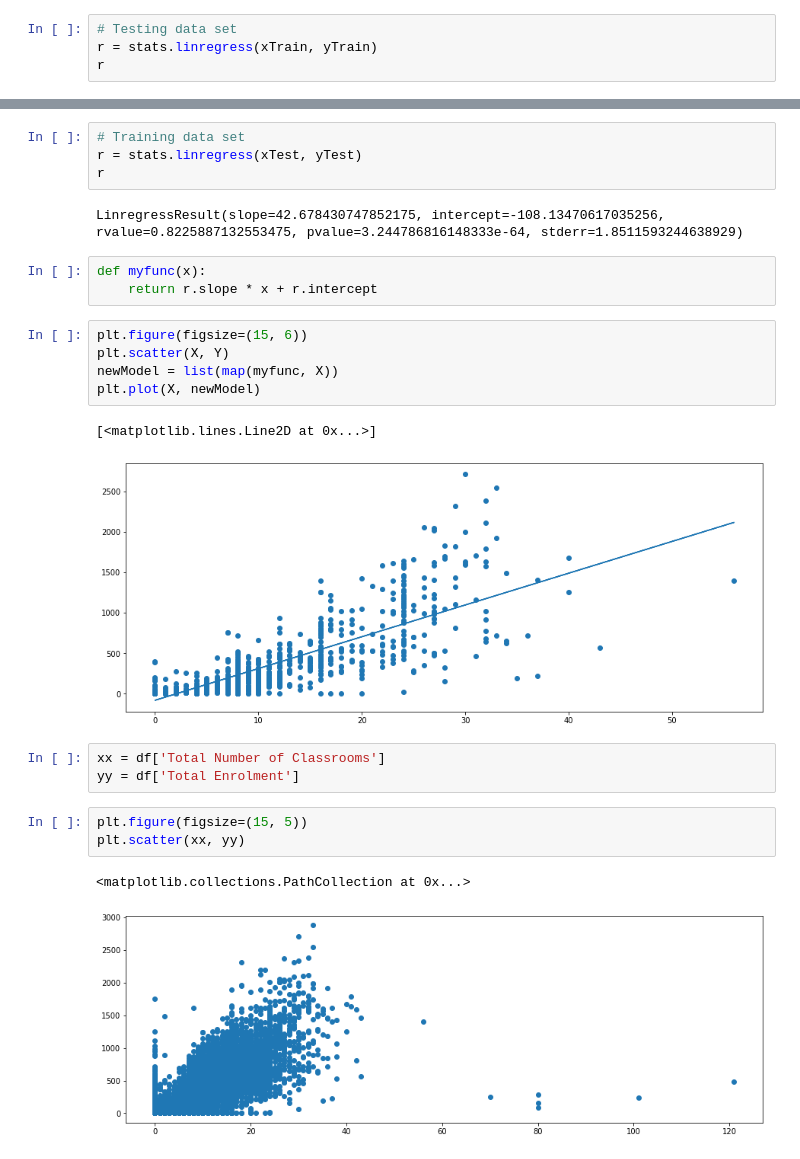
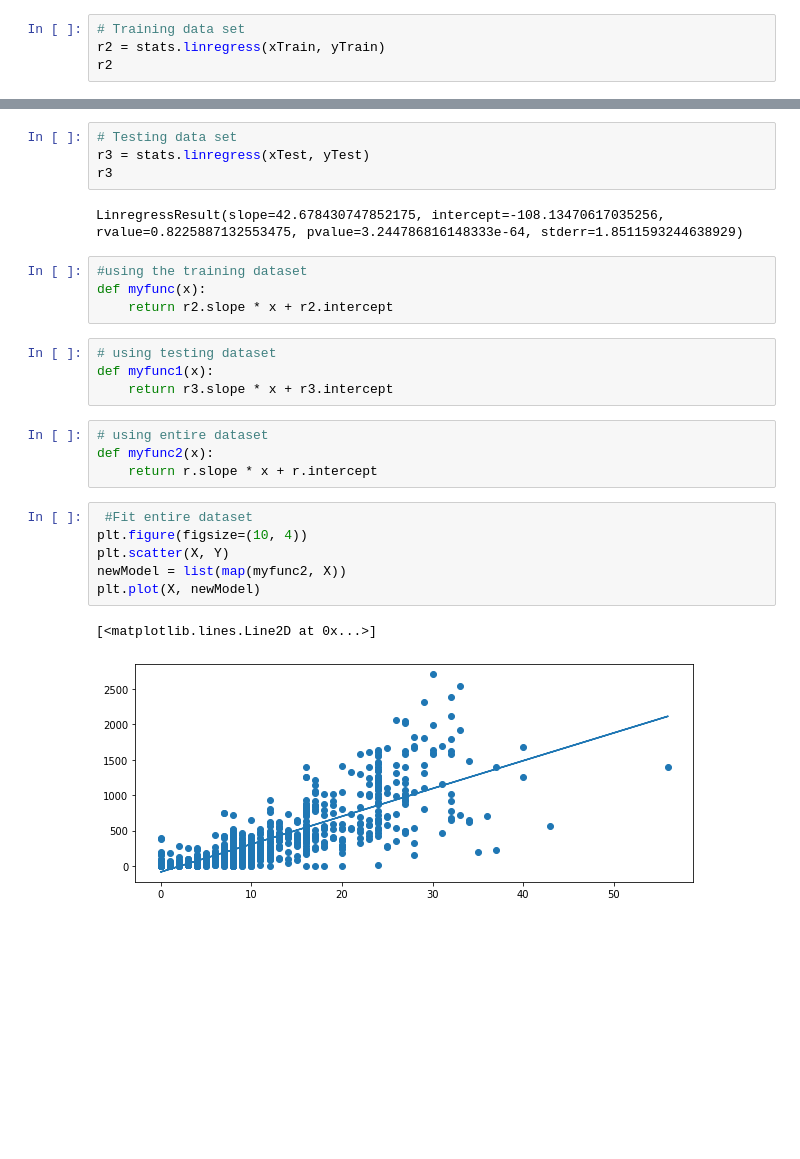
Before and after one commit to Yeghon/CCI508, a Jupyter notebook: PlayAround.ipynb, the cells around one changed output, grey strips where cells are left out. Saved outputs shown, nothing was run; the diff lists cells and outputs as text; blank space fills up the shorter version.

```diff
--- a/PlayAround.ipynb
+++ b/PlayAround.ipynb
@@ -65,34 +60,35 @@ r
 # %% [output]
 LinregressResult(slope=39.253505504668745, intercept=-83.15660604860494, rvalue=0.8179977896003555, pvalue=3.197484523601706e-309, stderr=0.7721397253634185)
 # %%
-# Testing data set
-r = stats.linregress(xTrain, yTrain)
-r
+# Training data set
+r2 = stats.linregress(xTrain, yTrain)
+r2
 # %% [output]
 LinregressResult(slope=38.40812053887466, intercept=-77.48156782477179, rvalue=0.8174345270161376, pvalue=4.495802164496318e-247, stderr=0.8466098966122552)
 # %%
-# Training data set
-r = stats.linregress(xTest, yTest)
-r
+# Testing data set
+r3 = stats.linregress(xTest, yTest)
+r3
 # %% [output]
 LinregressResult(slope=42.678430747852175, intercept=-108.13470617035256, rvalue=0.8225887132553475, pvalue=3.244786816148333e-64, stderr=1.8511593244638929)
+# %%
+#using the training dataset
+def myfunc(x):
+    return r2.slope * x + r2.intercept
+# %%
+# using testing dataset
+def myfunc1(x):
+    return r3.slope * x + r3.intercept
 # %%
-def myfunc(x):
+# using entire dataset
+def myfunc2(x):
     return r.slope * x + r.intercept
 # %%
-plt.figure(figsize=(15, 6))
+ #Fit entire dataset
+plt.figure(figsize=(10, 4))
 plt.scatter(X, Y)
-newModel = list(map(myfunc, X))
+newModel = list(map(myfunc2, X))
 plt.plot(X, newModel)
 # %% [output]
 [<matplotlib.lines.Line2D at 0x...>]
-[figure, old version]
+[figure, new version]
-# %%
-xx = df['Total Number of Classrooms']
-yy = df['Total Enrolment']
-# %%
-plt.figure(figsize=(15, 5))
-plt.scatter(xx, yy)
-# %% [output]
-<matplotlib.collections.PathCollection at 0x...>
-[figure, removed]
```
Also changed, not shown: parts of 7 cells of this notebook.
